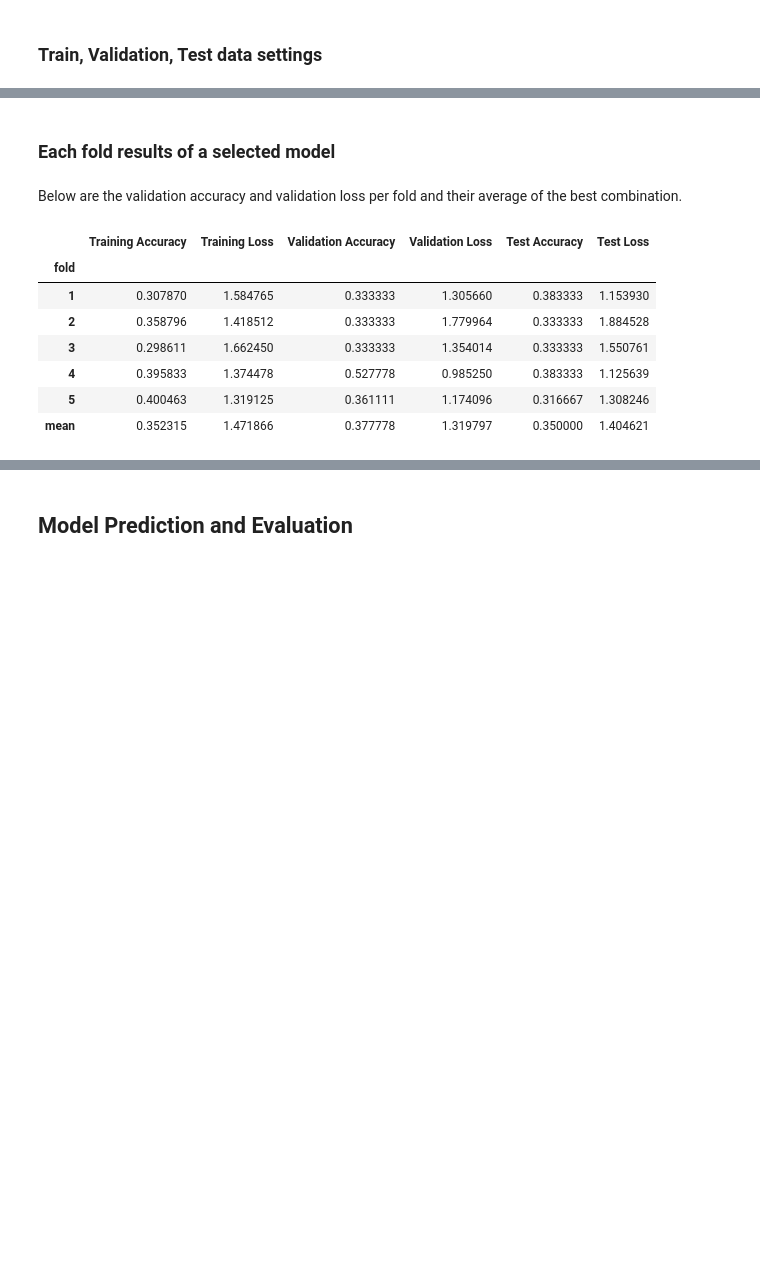
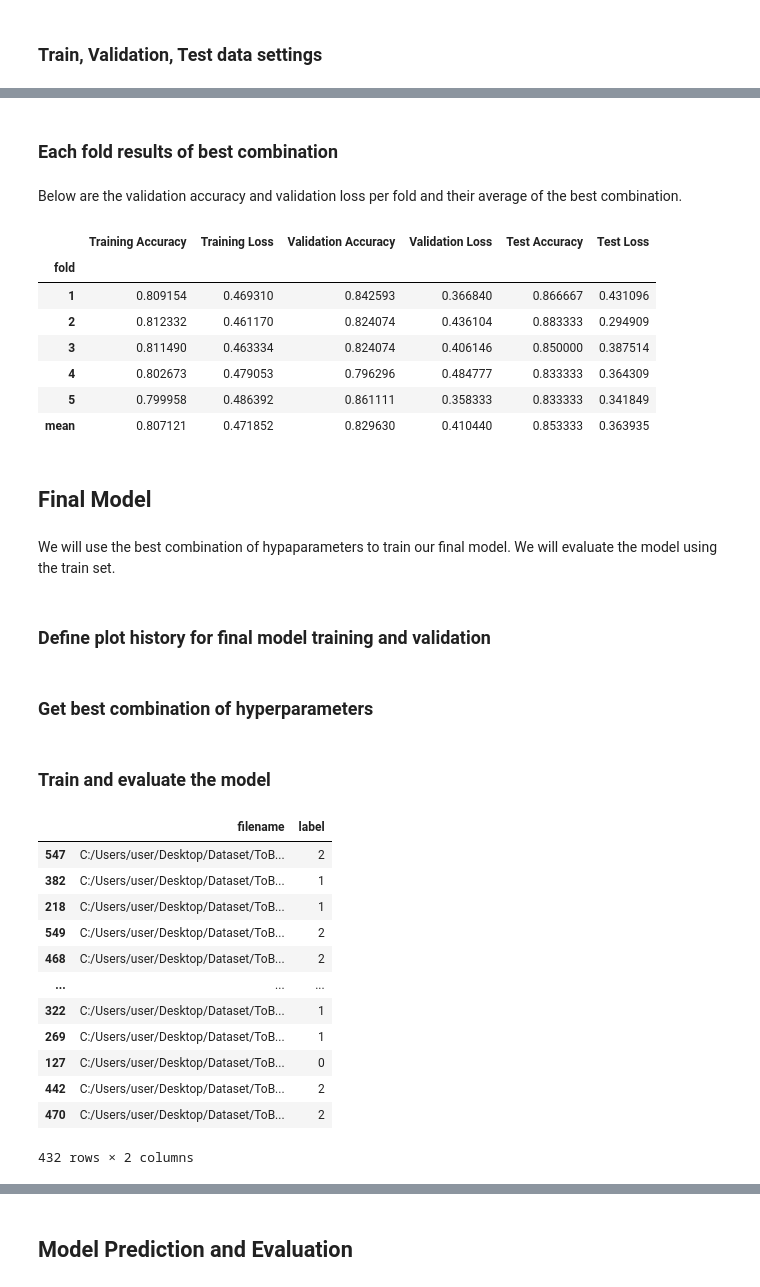
Before and after one commit to lereias/-Egg-Quality-Classification-Based-on-its-Shell-Visual-Property-through-Image-Processing-and-Deep-L, a Jupyter notebook: The Codex of The De Goma.ipynb, the cells around one changed output, grey strips where cells are left out. Drawn from its saved outputs; the diff is of its cells as text; code cells hidden in the pictures; blank space fills up the shorter version.

```diff
--- a/The Codex of The De Goma.ipynb
+++ b/The Codex of The De Goma.ipynb
@@ -635,9 +682,10 @@ stopper
 # %% [markdown]
-### Each fold results of a selected model
+### Each fold results of best combination
 # %% [markdown]
 Below are the validation accuracy and validation loss per fold and their average of the best combination.
 # %%
-comb_no = 0
+#get the index of the best combination
+comb_no = df_hyperparam.loc[[df_hyperparam['val accuracy'].idxmax()]].index.tolist()[0]
 fold_num = [*range(1,6)]
 
 fold_eval = pd.DataFrame(list(zip(fold_num,train_acc_arr[comb_no],train_loss_arr[comb_no],
@@ -655,9 +703,9 @@ fold_eval
 # %% [output]
 |  | Training Accuracy | Training Loss | Validation Accuracy | Validation Loss | Test Accuracy | Test Loss |
 | fold |  |  |  |  |  |  |
-| 1 | 0.307870 | 1.584765 | 0.333333 | 1.305660 | 0.383333 | 1.153930 |
-| 2 | 0.358796 | 1.418512 | 0.333333 | 1.779964 | 0.333333 | 1.884528 |
-| 3 | 0.298611 | 1.662450 | 0.333333 | 1.354014 | 0.333333 | 1.550761 |
-| 4 | 0.395833 | 1.374478 | 0.527778 | 0.985250 | 0.383333 | 1.125639 |
-| 5 | 0.400463 | 1.319125 | 0.361111 | 1.174096 | 0.316667 | 1.308246 |
-| mean | 0.352315 | 1.471866 | 0.377778 | 1.319797 | 0.350000 | 1.404621 |
+| 1 | 0.809154 | 0.469310 | 0.842593 | 0.366840 | 0.866667 | 0.431096 |
+| 2 | 0.812332 | 0.461170 | 0.824074 | 0.436104 | 0.883333 | 0.294909 |
+| 3 | 0.811490 | 0.463334 | 0.824074 | 0.406146 | 0.850000 | 0.387514 |
+| 4 | 0.802673 | 0.479053 | 0.796296 | 0.484777 | 0.833333 | 0.364309 |
+| 5 | 0.799958 | 0.486392 | 0.861111 | 0.358333 | 0.833333 | 0.341849 |
+| mean | 0.807121 | 0.471852 | 0.829630 | 0.410440 | 0.853333 | 0.363935 |
@@ -663,0 +714,6 @@ fold_eval
+# %% [markdown]
+## Final Model
+# %% [markdown]
+We will use the best combination of hypaparameters to train our final model. We will evaluate the model using the train set.
+# %% [markdown]
+### Define plot history for final model training and validation
@@ -663,0 +755,2 @@ fold_eval
+# %% [markdown]
+### Get best combination of hyperparameters
@@ -663,0 +765,2 @@ fold_eval
+# %% [markdown]
+### Train and evaluate the model
@@ -663,0 +772,50 @@ fold_eval
+# %%
+#folder to store the train and test set folders
+fortraintest2 = directory + "/ToBeUsedFinalModel"
+if not os.path.exists(fortraintest2):
+    os.makedirs(fortraintest2)
+
+#train set folder
+tr = fortraintest2 + "/train_set"
+if not os.path.exists(tr):
+    os.makedirs(tr)
+else:
+    #remove previous folder and create new one
+    shutil.rmtree(tr)
+    os.makedirs(tr)
+
+#test set folder
+va = fortraintest2 + "/val_set"
+if not os.path.exists(va):
+    os.makedirs(va)
+else:
+    #remove previous folder and create new one
+    shutil.rmtree(va)
+    os.makedirs(va)
+
+#copying the images to the train set folder
+for index, row in X_train.iterrows():
+    trcpy = shutil.copy2(row['filename'], tr)
+    X_train.loc[X_train['filename']==row['filename'],'filename']=trcpy #change to directory where image is copied
+
+#copying the images to the test set folder
+for index, row in X_val.iterrows():
+    vacpy = shutil.copy2(row['filename'], va)
+    X_val.loc[X_val['filename']==row['filename'],'filename']=vacpy #change to directory where image is copied
+# %%
+df4 = pd.concat([X_train,y_train],axis=1)
+df4
+# %% [output]
+|  | filename | label |
+| 547 | C:/Users/user/Desktop/Dataset/ToB... | 2 |
+| 382 | C:/Users/user/Desktop/Dataset/ToB... | 1 |
+| 218 | C:/Users/user/Desktop/Dataset/ToB... | 1 |
+| 549 | C:/Users/user/Desktop/Dataset/ToB... | 2 |
+| 468 | C:/Users/user/Desktop/Dataset/ToB... | 2 |
+| ... | ... | ... |
+| 322 | C:/Users/user/Desktop/Dataset/ToB... | 1 |
+| 269 | C:/Users/user/Desktop/Dataset/ToB... | 1 |
+| 127 | C:/Users/user/Desktop/Dataset/ToB... | 0 |
+| 442 | C:/Users/user/Desktop/Dataset/ToB... | 2 |
+| 470 | C:/Users/user/Desktop/Dataset/ToB... | 2 |
+432 rows × 2 columns
```
Also changed, not shown: parts of 40 cells of this notebook.
